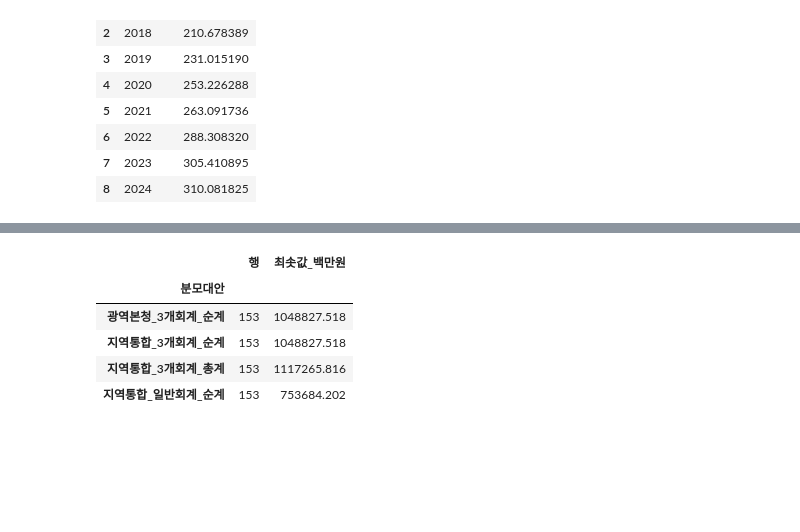
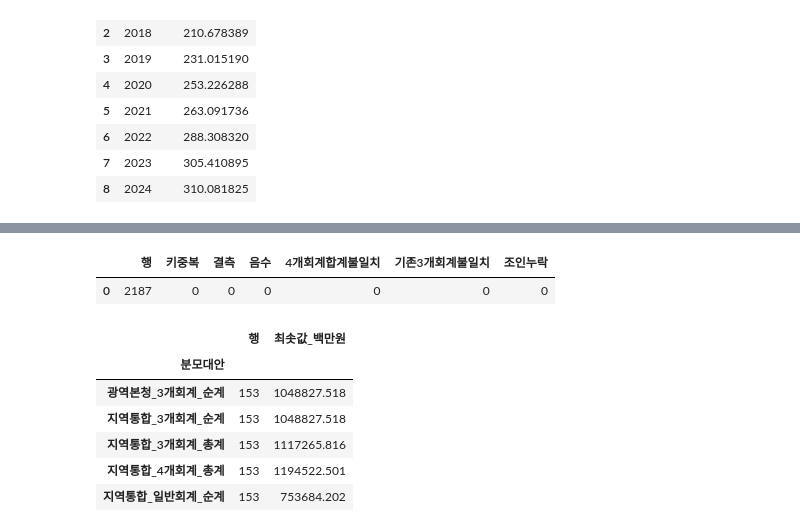
Before and after one commit to JungYeoni/yumocha, a Jupyter notebook: notebooks/20260804_BUILD_2016_2024_시도별_총세출_분모_패널.ipynb, the cells around one changed output, grey strips where cells are left out. Cells and saved outputs as stored; diff of their text form; code cells hidden in the pictures; blank space fills up the shorter version.

```diff
--- a/notebooks/20260804_BUILD_2016_2024_시도별_총세출_분모_패널.ipynb
+++ b/notebooks/20260804_BUILD_2016_2024_시도별_총세출_분모_패널.ipynb
@@ -28,10 +29,12 @@ ROOT = Path.cwd()
 if ROOT.name == "notebooks":
     ROOT = ROOT.parent
 RAW_DIR = ROOT / "data/raw/지방재정365/기능별_회계별_세출예산"
+FUND_RAW_DIR = ROOT / "data/raw/지방재정365/세출예산"
 OUTPUT_PATH = ROOT / "data/processed/analysis/2016-2024_시도별_총세출_분모_패널.csv"
 SENSITIVITY_PATH = ROOT / "data/processed/analysis/2016-2024_시도별_총세출_분모_민감도_패널.csv"
 EXPECTED_ACCOUNTS = {"일반회계", "기타특별회계", "공기업특별회계"}
 VALUE_COLUMNS = ["세출예산총계액", "세출예산순계액"]
+FUND_ACCOUNT_COLUMNS = ["일반회계", "공기업특별회계", "기타특별회계", "기금"]
 # %% [markdown]
 ## Data
 # %%
@@ -52,6 +55,22 @@ raw = pd.concat(parts, ignore_index=True)
 assert len(parts) == 9 and len(raw) == 44_897
 assert set(raw["회계구분명"]) == EXPECTED_ACCOUNTS
 display(pd.DataFrame(source_manifest)[["파일", "행"]])
+
+fund_parts, fund_source_manifest = [], []
+for path in sorted(FUND_RAW_DIR.glob("*.csv")):
+    frame = pd.read_csv(path, encoding="utf-8-sig", dtype={"자치단체코드": "string"})
+    fund_parts.append(frame)
+    fund_source_manifest.append(
+        {
+            "파일": path.name,
+            "행": len(frame),
+            "sha256": hashlib.sha256(path.read_bytes()).hexdigest(),
+        }
+    )
+
+fund_raw = pd.concat(fund_parts, ignore_index=True)
+assert len(fund_parts) == 9 and len(fund_raw) == 2_187
+display(pd.DataFrame(fund_source_manifest)[["파일", "행"]])
 # %% [output]
 |  | 파일 | 행 |
 | 0 | 2016_기능별 회계별 세출예산.csv | 5077 |
@@ -198,5 +229,49 @@ display(national_totals[["연도", "전국순계액_조원"]])
+# %%
+# 6. 세출예산 자료의 회계 합계와 기존 자료 역대조
+fund_raw["3개회계총계_원"] = fund_raw[["일반회계", "공기업특별회계", "기타특별회계"]].sum(axis=1)
+fund_raw["4개회계총계_원"] = fund_raw[FUND_ACCOUNT_COLUMNS].sum(axis=1)
+raw["자치단체코드"] = raw["자치단체코드"].astype("string")
+
+old_municipality_total = raw.groupby(["회계연도", "지역명", "자치단체코드"], as_index=False)[
+    "세출예산총계액"
+].sum()
+crosscheck = old_municipality_total.merge(
+    fund_raw[["회계연도", "지역명", "자치단체코드", "3개회계총계_원"]],
+    on=["회계연도", "지역명", "자치단체코드"],
+    how="outer",
+    validate="one_to_one",
+    indicator=True,
+)
+fund_qa = pd.DataFrame(
+    [
+        {
+            "행": len(fund_raw),
+            "키중복": int(fund_raw.duplicated(["회계연도", "자치단체코드"]).sum()),
+            "결측": int(fund_raw.isna().sum().sum()),
+            "음수": int(fund_raw[FUND_ACCOUNT_COLUMNS + ["세출총계"]].lt(0).sum().sum()),
+            "4개회계합계불일치": int(fund_raw["4개회계총계_원"].ne(fund_raw["세출총계"]).sum()),
+            "기존3개회계불일치": int(
+                crosscheck["세출예산총계액"].ne(crosscheck["3개회계총계_원"]).sum()
+            ),
+            "조인누락": int(crosscheck["_merge"].ne("both").sum()),
+        }
+    ]
+)
+assert fund_qa.iloc[0].to_dict() == {
+    "행": 2_187,
+    "키중복": 0,
+    "결측": 0,
+    "음수": 0,
+    "4개회계합계불일치": 0,
+    "기존3개회계불일치": 0,
+    "조인누락": 0,
+}
+display(fund_qa)
+# %% [output]
+|  | 행 | 키중복 | 결측 | 음수 | 4개회계합계불일치 | 기존3개회계불일치 | 조인누락 |
+| 0 | 2187 | 0 | 0 | 0 | 0 | 0 | 0 |
 # %%
-# 6. 분모 대안 패널
+# 7. 분모 대안 패널
 def aggregate_variant(frame, value_column, variant, admin_scope, account_scope, value_basis):
     result = (
         frame.groupby(["회계연도", "지역명"], as_index=False)[value_column]
@@ -247,39 +322,52 @@ variants = [
         "일반+기타특별+공기업특별",
         "순계",
     ),
+    aggregate_variant(
+        fund_raw,
+        "세출총계",
+        "지역통합_4개회계_총계",
+        "광역본청+기초",
+        "일반+기타특별+공기업특별+기금",
+        "총계",
+    ),
 ]
 sensitivity = pd.concat(variants, ignore_index=True)
 sensitivity["분모금액_백만원"] = sensitivity["분모금액_원"] / 1_000_000
 sensitivity["예산단계"] = "당초예산"
-sensitivity["출처"] = "행정안전부 지방재정365 기능별 회계별 세출예산"
+sensitivity["출처"] = np.where(
+    sensitivity["분모대안"].eq("지역통합_4개회계_총계"),
+    "행정안전부 지방재정365 세출예산",
+    "행정안전부 지방재정365 기능별 회계별 세출예산",
+)
 sensitivity = (
     sensitivity[
         [
             "연도",
             "지역",
             "분모대안",
             "예산단계",
             "행정범위",
             "회계범위",
             "금액기준",
             "분모금액_원",
             "분모금액_백만원",
             "출처",
         ]
     ]
     .sort_values(["분모대안", "연도", "지역"])
     .reset_index(drop=True)
 )
 display(
     sensitivity.groupby("분모대안").agg(
         행=("분모금액_원", "size"), 최솟값_백만원=("분모금액_백만원", "min")
     )
 )
 # %% [output]
 |  | 행 | 최솟값_백만원 |
 | 분모대안 |  |  |
 | 광역본청_3개회계_순계 | 153 | 1048827.518 |
 | 지역통합_3개회계_순계 | 153 | 1048827.518 |
 | 지역통합_3개회계_총계 | 153 | 1117265.816 |
+| 지역통합_4개회계_총계 | 153 | 1194522.501 |
 | 지역통합_일반회계_순계 | 153 | 753684.202 |
 # %%
```
Also changed, not shown: parts of 6 cells of this notebook, 1 other file.
